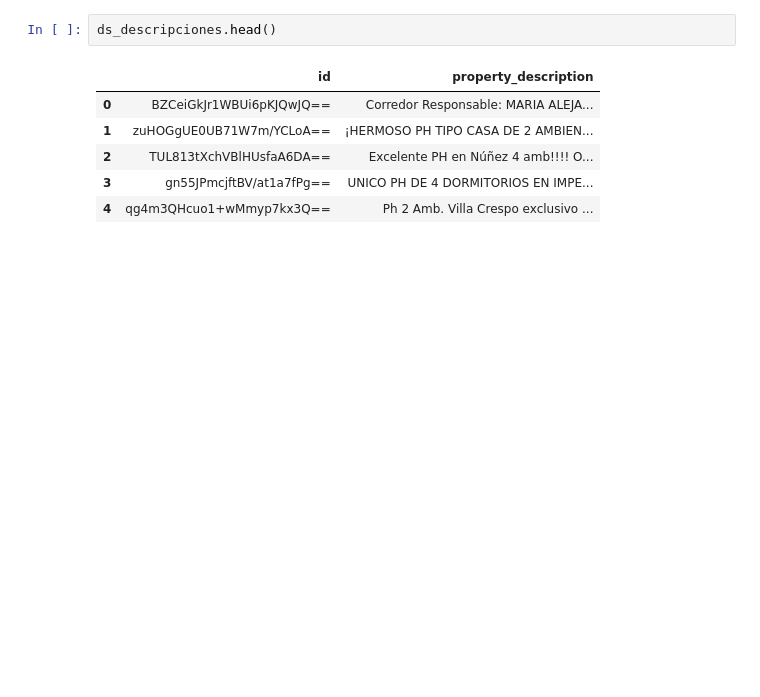
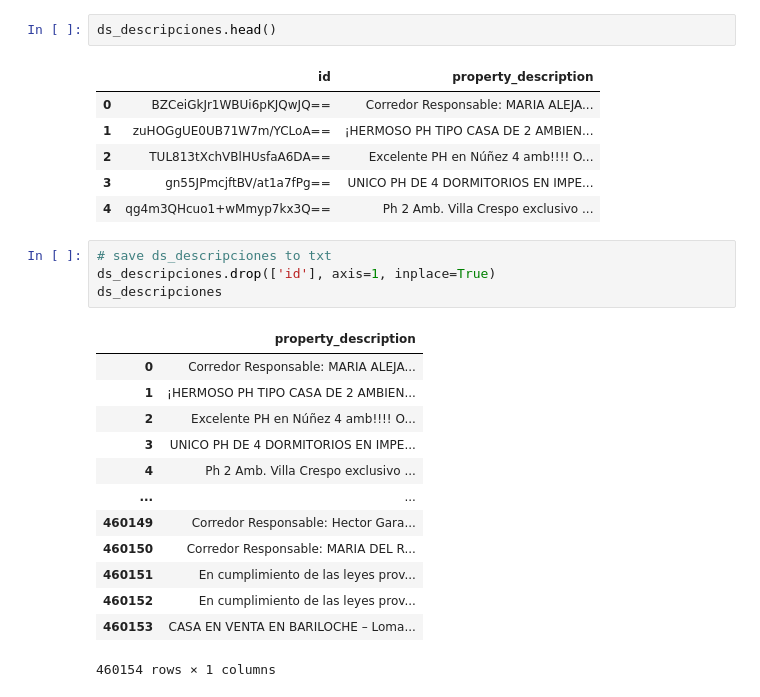
Before and after one commit to franjuarez/7506R-2C2022-GRUPO21, a Jupyter notebook: TP2/7506R_TP2_GRUPO21_ENTREGA.ipynb, the cells around one changed output. Saved outputs shown, nothing was run; the diff lists cells and outputs as text; blank space fills up the shorter version.

```diff
--- a/TP2/7506R_TP2_GRUPO21_ENTREGA.ipynb
+++ b/TP2/7506R_TP2_GRUPO21_ENTREGA.ipynb
@@ -37,3 +37,21 @@ ds_descripciones.head()
 | 2 | TUL813tXchVBlHUsfaA6DA== | Excelente PH en Núñez 4 amb!!!! O... |
 | 3 | gn55JPmcjftBV/at1a7fPg== | UNICO PH DE 4 DORMITORIOS EN IMPE... |
 | 4 | qg4m3QHcuo1+wMmyp7kx3Q== | Ph 2 Amb. Villa Crespo exclusivo ... |
+# %%
+# save ds_descripciones to txt
+ds_descripciones.drop(['id'], axis=1, inplace=True)
+ds_descripciones
+# %% [output]
+|  | property_description |
+| 0 | Corredor Responsable: MARIA ALEJA... |
+| 1 | ¡HERMOSO PH TIPO CASA DE 2 AMBIEN... |
+| 2 | Excelente PH en Núñez 4 amb!!!! O... |
+| 3 | UNICO PH DE 4 DORMITORIOS EN IMPE... |
+| 4 | Ph 2 Amb. Villa Crespo exclusivo ... |
+| ... | ... |
+| 460149 | Corredor Responsable: Hector Gara... |
+| 460150 | Corredor Responsable: MARIA DEL R... |
+| 460151 | En cumplimiento de las leyes prov... |
+| 460152 | En cumplimiento de las leyes prov... |
+| 460153 | CASA EN VENTA EN BARILOCHE – Loma... |
+460154 rows × 1 columns
```
Also changed, not shown: parts of 4 cells of this notebook, 1 other file.
